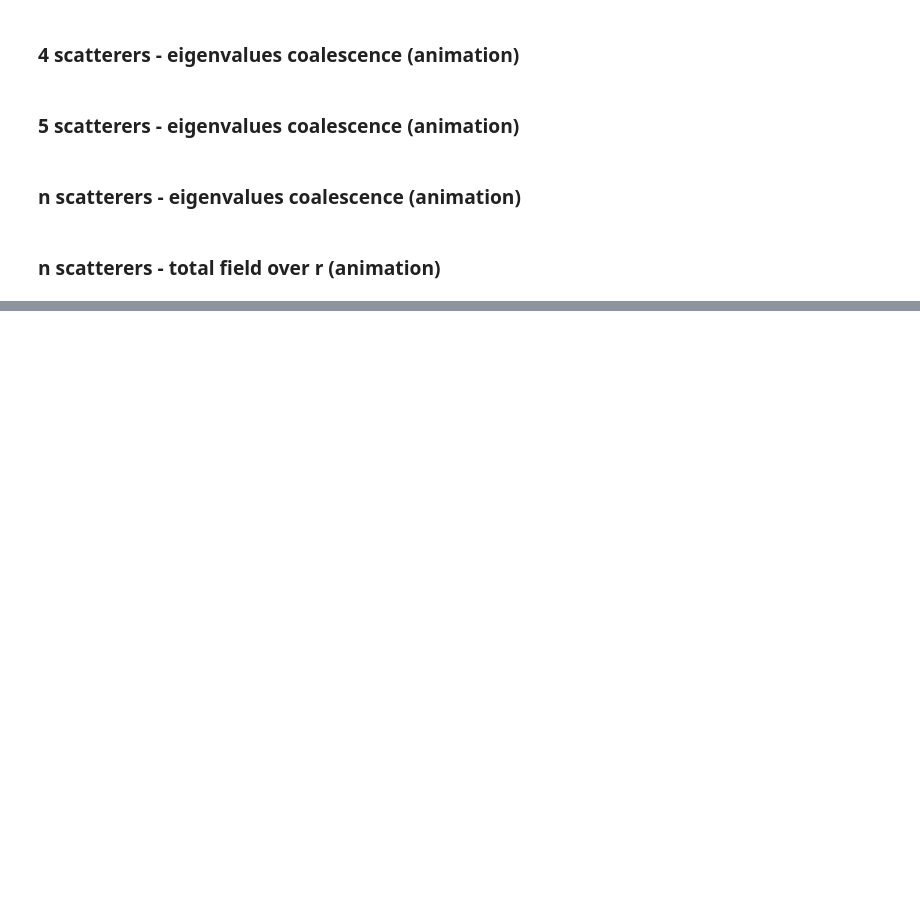
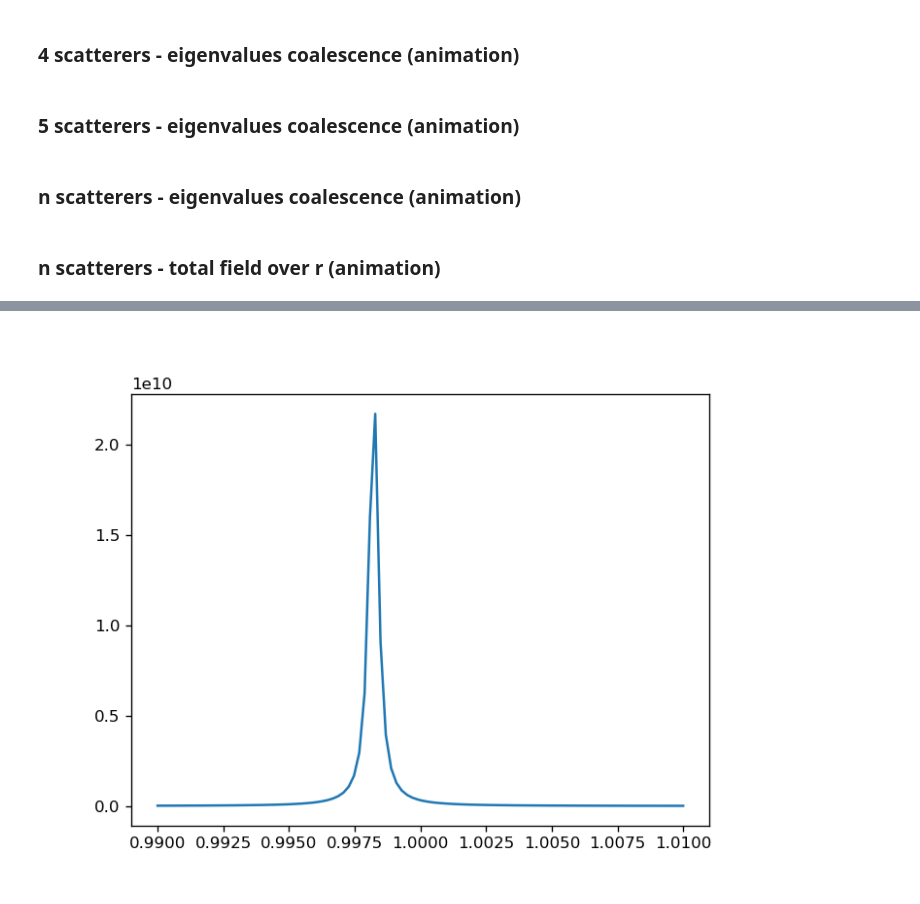
Before and after one commit to mekise/graph-theory-dda, a Jupyter notebook: notebooks/plot.ipynb, the cells around one changed output, grey strips where cells are left out. Cells and saved outputs as stored; diff of their text form; code cells hidden in the pictures; blank space fills up the shorter version.

```diff
--- a/notebooks/plot.ipynb
+++ b/notebooks/plot.ipynb
@@ -696,0 +736,6 @@ _animation.save(savegif, writer=writer)
+# %%
+fig, ax = plt.subplots(dpi=120)
+plt.plot(omegaspan, Pout[9, :])
+plt.show()
+# %% [output]
+[figure, added]
```
Also changed, not shown: parts of 3 cells of this notebook, 3 other files.
